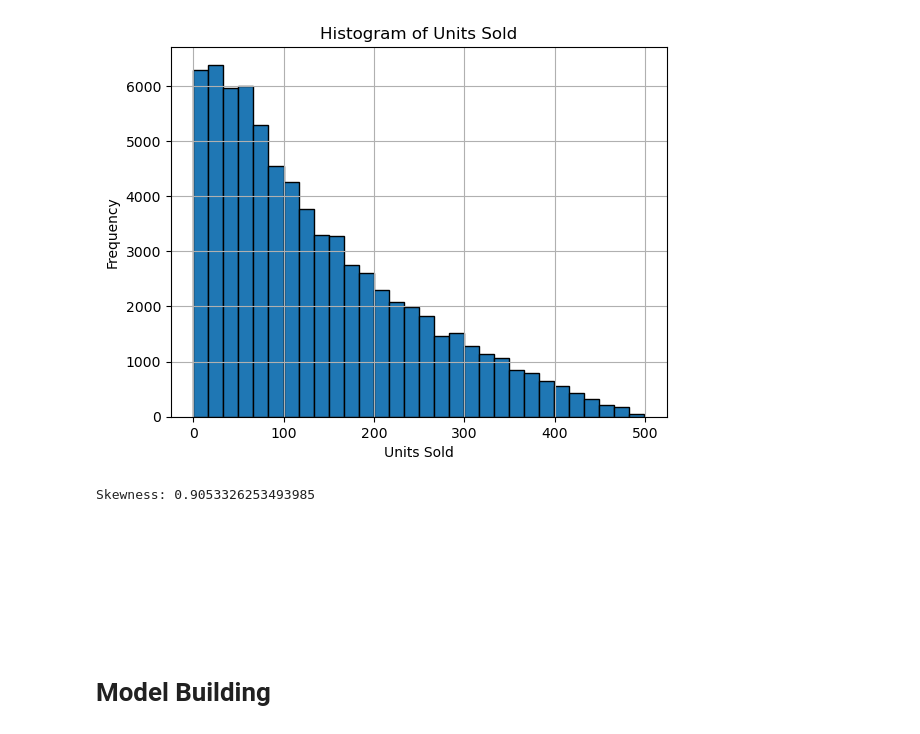
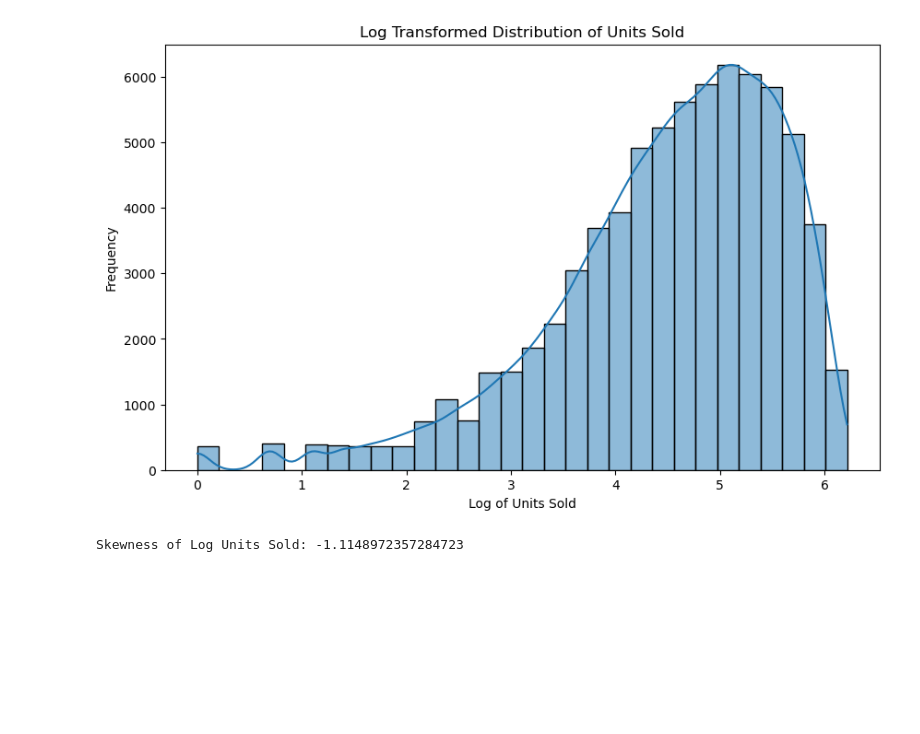
Before and after one commit to AugustNg/FYP, a Jupyter notebook: XGBoost.ipynb, the cells around one changed output. Drawn from its saved outputs; the diff is of its cells as text; code cells hidden in the pictures; blank space fills up the shorter version.

```diff
--- a/XGBoost.ipynb
+++ b/XGBoost.ipynb
@@ -142,0 +19,9 @@ dtype: object
+# %%
+# Convert 'Date' column to datetime format
+df['Date'] = pd.to_datetime(df['Date'])
+
+# Extract new time-based features
+df['Hour'] = df['Date'].dt.hour  # Extract hour
+df['Day'] = df['Date'].dt.day    # Extract day of the month
+df['Weekday'] = df['Date'].dt.weekday  # Extract weekday (0 = Monday, 6 = Sunday)
+df['Month'] = df['Date'].dt.month  # Extract month
@@ -143,25 +51,18 @@ dtype: object
 # %%
-import matplotlib.pyplot as plt
+# Apply log transformation to the target variable
+df['Log Units Sold'] = np.log1p(df['Units Sold'])
 
-# Plot histogram for 'Units Sold'
-df['Units Sold'].hist(bins=30, edgecolor='black')
-plt.title('Histogram of Units Sold')
-plt.xlabel('Units Sold')
+# Visualize the new distribution
+plt.figure(figsize=(10, 6))
+sns.histplot(df['Log Units Sold'], kde=True, bins=30)
+plt.title('Log Transformed Distribution of Units Sold')
+plt.xlabel('Log of Units Sold')
 plt.ylabel('Frequency')
 plt.show()
 
-
-# For a particular column
-skewness = df['Units Sold'].skew()
-print(f"Skewness: {skewness}")
+# Check the skewness again
+log_skew = skew(df['Log Units Sold'])
+print(f"Skewness of Log Units Sold: {log_skew}")
 # %% [output]
-[figure, old version]
+[figure, new version]
-Skewness: 0.9053326253493985
+Skewness of Log Units Sold: -1.1148972357284723
-# %% [markdown]
-#
-# %% [markdown]
-#
-# %% [markdown]
-#
-# %% [markdown]
-# Model Building
```
Also changed, not shown: parts of 22 cells of this notebook, 37 other files.
